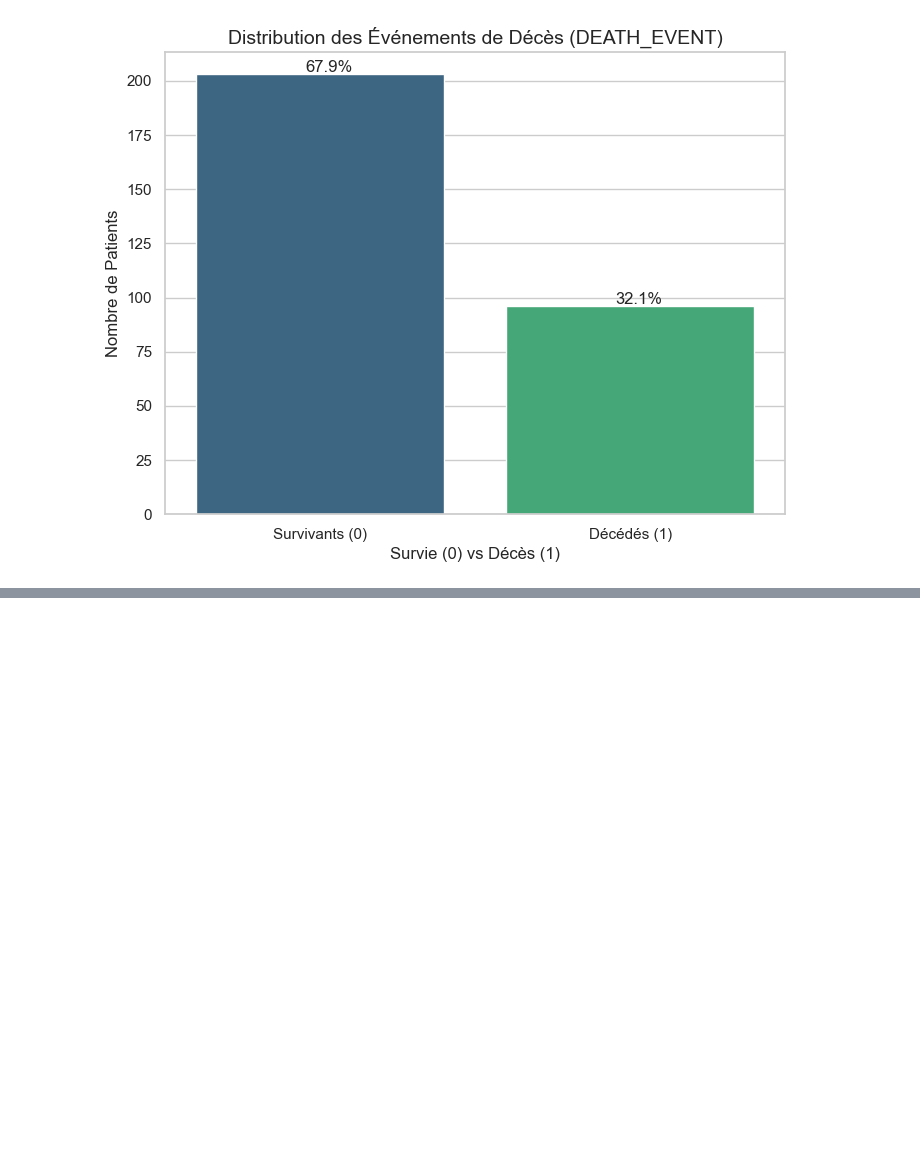
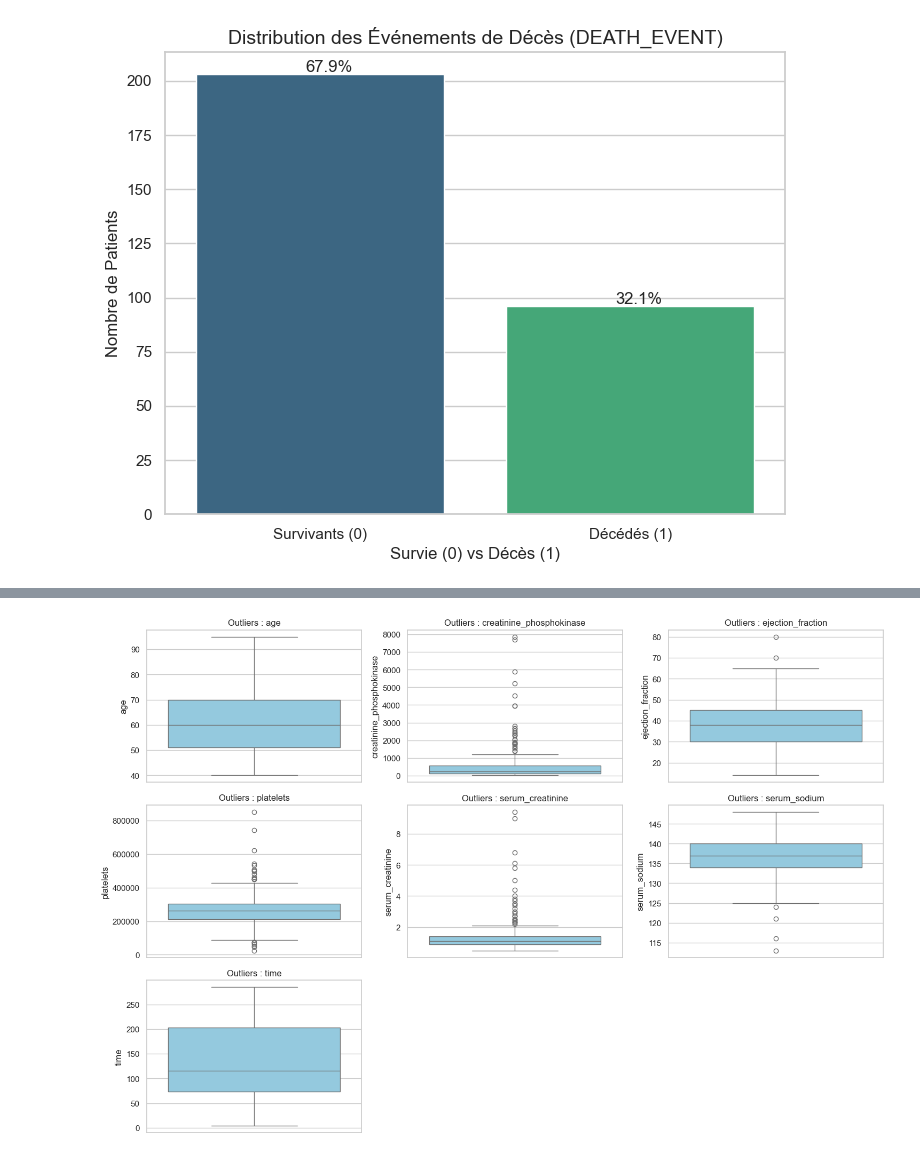
Before and after one commit to SummertimeHeatwaves/groupe1-project1-HeartFailurePrediction, a Jupyter notebook: notebooks/eda.ipynb, the cells around one changed output, grey strips where cells are left out. Drawn from its saved outputs; the diff is of its cells as text; code cells hidden in the pictures; blank space fills up the shorter version.

Commit message:
ajout des missing values, outliers et corrélations et suppression du surplux

```diff
--- a/notebooks/eda.ipynb
+++ b/notebooks/eda.ipynb
@@ -49,0 +79,15 @@ plt.show()
+# %%
+# valeures aberrantes
+# Sélection des colonnes numériques continues
+cols_to_check = ['age', 'creatinine_phosphokinase', 'ejection_fraction', 'platelets', 'serum_creatinine', 'serum_sodium', 'time']
+
+plt.figure(figsize=(15, 10))
+for i, col in enumerate(cols_to_check, 1):
+    plt.subplot(3, 3, i)
+    sns.boxplot(y=df[col], color='skyblue')
+    plt.title(f'Outliers : {col}')
+
+plt.tight_layout()
+plt.show()
+# %% [output]
+[figure, added]
```
Also changed, not shown: parts of 4 cells of this notebook, 8 other files.
